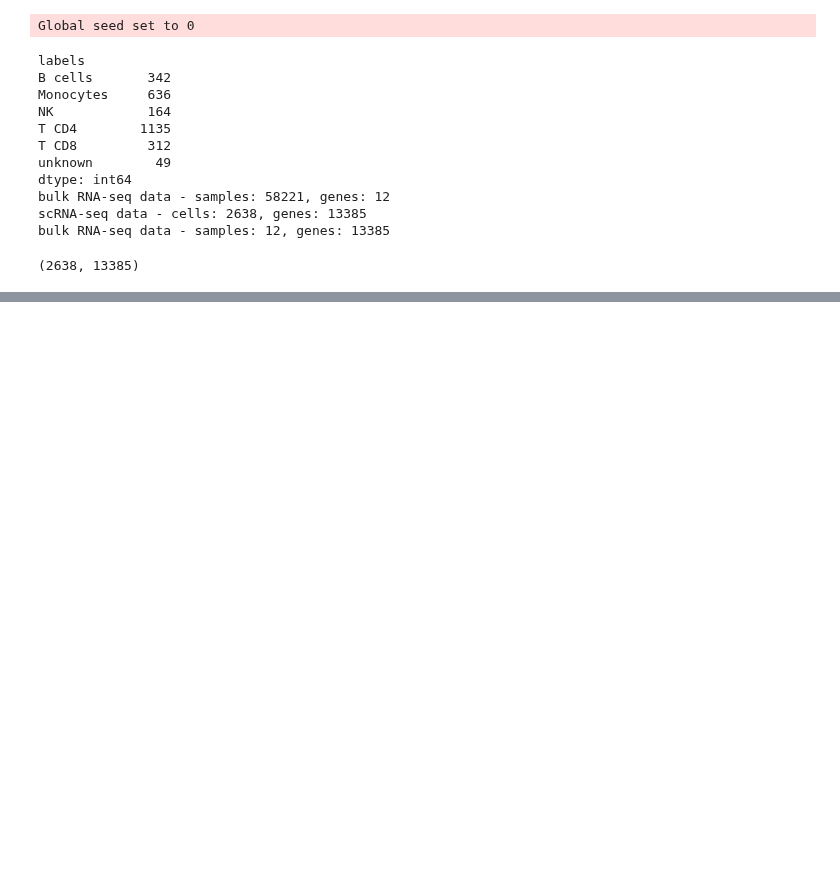
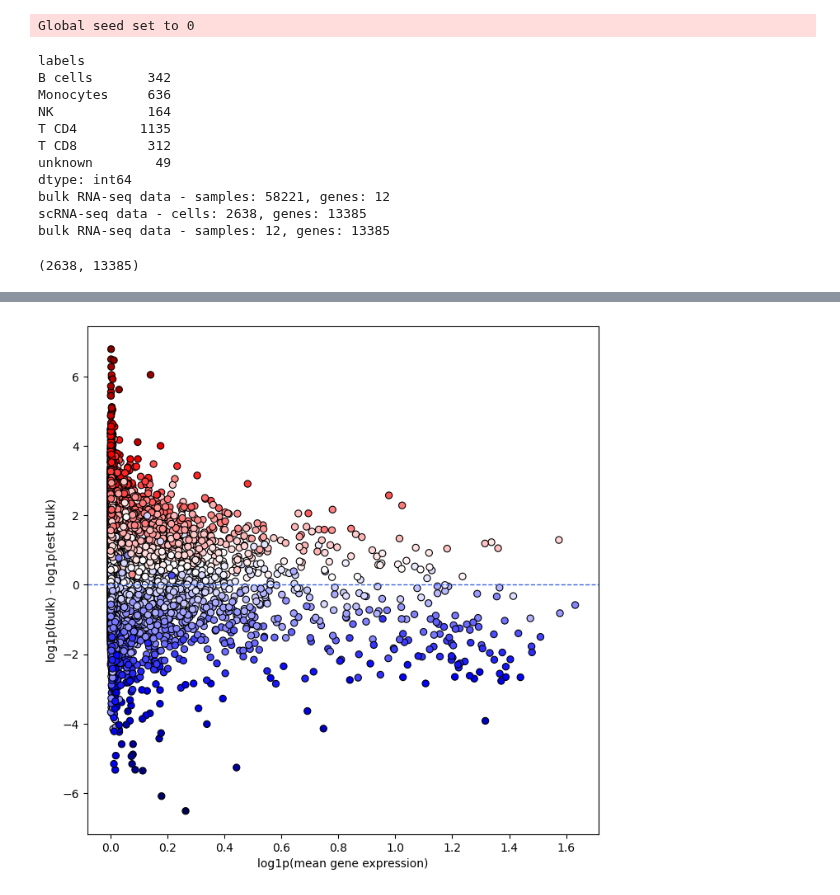
Before and after one commit to lutrarutra/deconv, a Jupyter notebook: notebooks/pbmc2.ipynb, the cells around one changed output, grey strips where cells are left out. Drawn from its saved outputs; the diff is of its cells as text; code cells hidden in the pictures; blank space fills up the shorter version.

```diff
--- a/notebooks/pbmc2.ipynb
+++ b/notebooks/pbmc2.ipynb
@@ -122,0 +111,4 @@ dv.pl.xypredictions(res_df)
+# %%
+dv.pl.prediction_plot(decon, 0)
+# %% [output]
+[figure, added]
```
Also changed, not shown: parts of 14 cells of this notebook, 15 other files.
